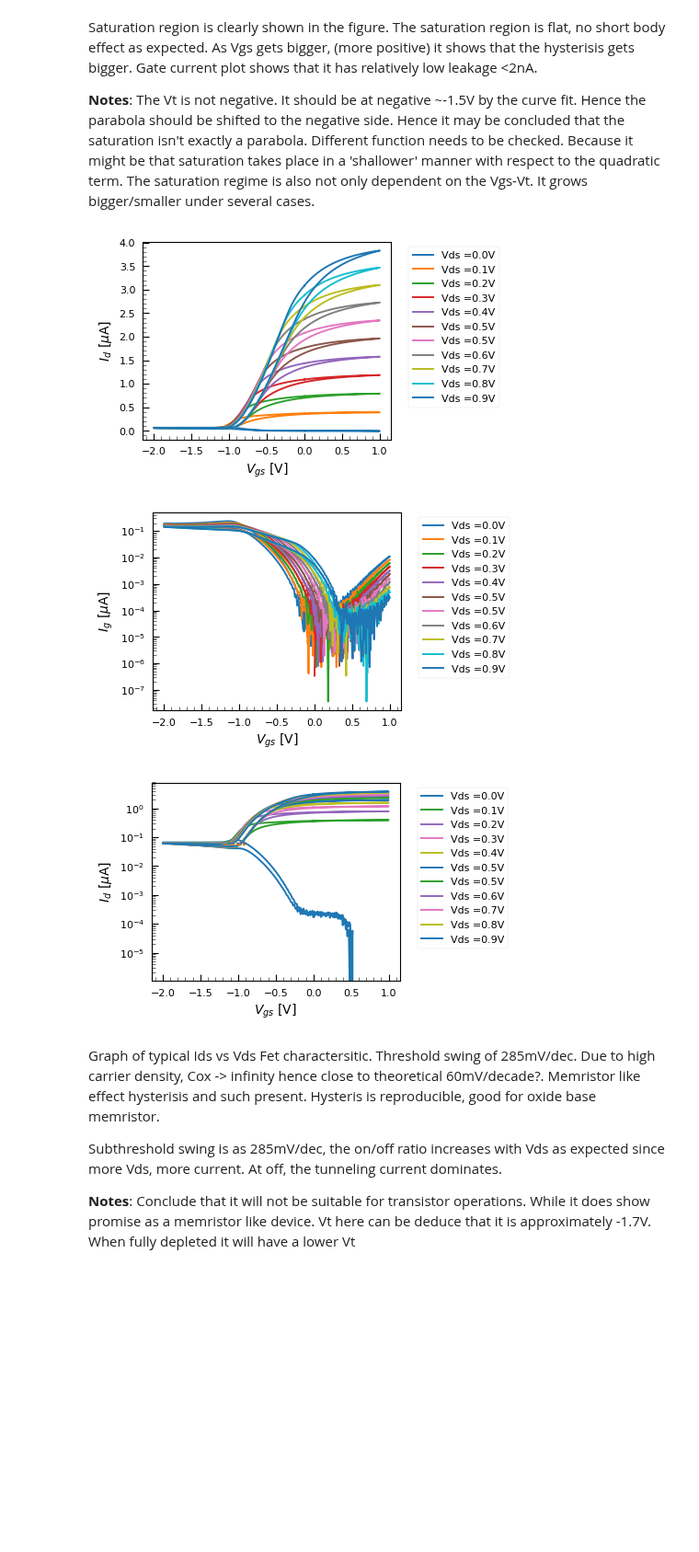
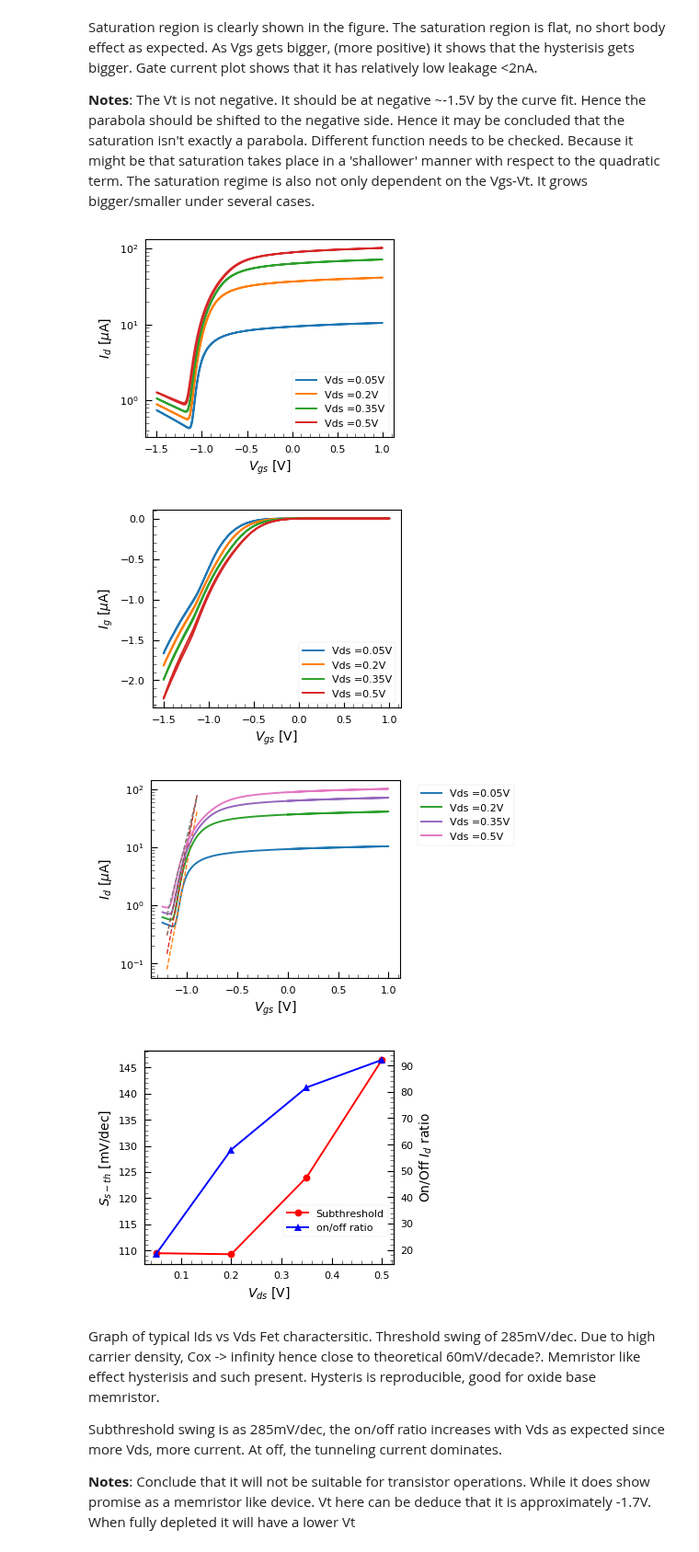
Before and after one commit to prabowobagas/Jupyter-Notebook-Thesis, a Jupyter notebook: Weekly Journal.ipynb, the cells around one changed output. Shown at 92% size. Saved outputs shown, nothing was run; the diff lists cells and outputs as text; code cells hidden in the pictures; blank space fills up the shorter version.

```diff
--- a/Weekly Journal.ipynb
+++ b/Weekly Journal.ipynb
@@ -392,16 +385,16 @@ def exponent_fit(x, b, c):
     return 10**(b*x+c)
 
 def Vgs_plotter(data_location, loop_var1, loop_var2):
-    data_linspace = np.round(np.linspace(0,1, num = 12),1)  #set the data linspace for proper range
+    data_linspace = np.round(np.linspace(-0.5,0.5, num = 21),2)  #set the data linspace for proper range
     gradient = []
     Vds_arr = []
     on_off_rat = []
-    for i in range(loop_var1, loop_var2):
+    for i in range(loop_var1, loop_var2,3):
         df = pd.read_csv(data_location + str(i) + '.txt', sep='\t', skiprows = [0,1,2])
         df_wrap = wrapper_vgs(df)
 
         fig1 = plt.figure(1)
-        plt.plot( df_wrap['Vgs'], df_wrap['Igs']/(10)**(-6), label = 'Vds =' + str(data_linspace[i-1]) + 'V')
+        plt.semilogy( df_wrap['Vgs'], df_wrap['Igs']/(10)**(-6), label = 'Vds =' + str(data_linspace[i-1]) + 'V')
         plt.legend(prop={'size': 8})
         plt.xlabel('$V_{gs}$ [V]', fontsize=10)
         plt.ylabel('$I_{d}$ [$\mu$A]', fontsize=10)
@@ -409,90 +402,84 @@ def Vgs_plotter(data_location, loop_var1, loop_var2):
         ax.tick_params(axis = 'both', which = 'both', length=5, direction='in')
         ax.minorticks_on()
         ax.tick_params(axis='both', which='minor', length=3)
-        ax.legend(bbox_to_anchor=(1.05, 1), loc=2)
-
         fig1.set_size_inches(plot_width , plot_height*1.3)
 
 
         fig2 = plt.figure(2)
-        plt.semilogy( df_wrap['Vgs'], abs((df_wrap['Ids']/(10)**(-6))), label = 'Vds =' + str(data_linspace[i-1]) + 'V')
+        plt.plot( df_wrap['Vgs'], (df_wrap['Ids']/(10)**(-6)), label = 'Vds =' + str(data_linspace[i-1]) + 'V')
         plt.legend(prop={'size': 8})
         plt.xlabel('$V_{gs}$ [V]', fontsize=10)
         plt.ylabel('$I_{g}$ [$\mu$A]', fontsize=10)
         ax2 = plt.gca()
         ax2.tick_params(axis = 'both', which = 'both', length=5, direction='in')
-#         ax2.set_ylim(-0.0025,0.01)
-#         ax2.set_xlim(-0.5,1)
         ax2.minorticks_on()
         ax2.tick_params(axis='both', which='minor', length=3)
         fig2.set_size_inches(plot_width, plot_height*1.3)
-        ax2.legend(bbox_to_anchor=(1.05, 1), loc=2)
 
 
         fig3 = plt.figure(3)
         Vgs_linspace = df_wrap['Vgs']
         Ids_data = df_wrap['Igs']/10**(-6)  # Ids Data is in micro amps
-#         popt, pcov = curve_fit(exponent_fit, Vgs_linspace[610:625], Ids_data[610:625])
-        popt, pcov = curve_fit(exponent_fit, Vgs_linspace[100:300], Ids_data[100:300])
-
+        popt, pcov = curve_fit(exponent_fit, Vgs_linspace[610:625], Ids_data[610:625])
         Vgs_new = np.linspace(-1.2, -0.9, endpoint=True)
         Ids_new = exponent_fit(Vgs_new, *popt)
 
         plt.semilogy(Vgs_linspace[0:650], Ids_data[0:650], label = 'Vds =' + str(data_linspace[i-1]) + 'V')
         plt.semilogy(Vgs_new, Ids_new, linewidth=1 , linestyle = 'dashed')
         plt.legend(prop={'size': 8})
         plt.xlabel('$V_{gs}$ [V]', fontsize=10)
         plt.ylabel('$I_{d}$ [$\mu$A]', fontsize=10)
         ax3 = plt.gca()
         ax3.tick_params(axis = 'both', which = 'both', length=5, direction='in')
         ax3.minorticks_on()
         ax3.tick_params(axis='both', which='minor', length=3)
         ax3.legend(bbox_to_anchor=(1.05, 1), loc=2)
 
         fig3.set_size_inches(plot_width, plot_height*1.3)
 
 
-#         gradient.append(((Vgs_new[-1] - Vgs_new[0])*1000)/(np.log10(Ids_new[-1])-np.log10(Ids_new[0])))
-#         on_off_rat.append(Ids_data[1000]/Ids_data[650]) # set the on-off ratio properly too
-#         Vds_arr.append(data_linspace[i-1])
+        gradient.append(((Vgs_new[-1] - Vgs_new[0])*1000)/(np.log10(Ids_new[-1])-np.log10(Ids_new[0])))
+        on_off_rat.append(Ids_data[1000]/Ids_data[650]) # set the on-off ratio properly too
+        Vds_arr.append(data_linspace[i-1])
 
-#     fig4 = plt.figure(4)
-#     ax4 = fig4.add_subplot(111)
-#     ax5 = ax4.twinx()
-#     ax4.plot(Vds_arr, gradient, '-o', color='r',label='Subthreshold')
-#     ax5.plot(Vds_arr, on_off_rat, '-^', color='b', label='on/off ratio')
+    fig4 = plt.figure(4)
+    ax4 = fig4.add_subplot(111)
+    ax5 = ax4.twinx()
+    ax4.plot(Vds_arr, gradient, '-o', color='r',label='Subthreshold')
+    ax5.plot(Vds_arr, on_off_rat, '-^', color='b', label='on/off ratio')
 
 
-#     ax4.tick_params(axis = 'both', which = 'both', length=5, direction='in')
-#     ax4.minorticks_on()
-#     ax4.set_xlabel('$V_{ds}$ [V]', fontsize=10)
-#     ax4.set_ylabel('$S_{s-th}$ [mV/dec]', fontsize=10)
-#     ax4.tick_params(axis='both', which='minor', length=3)
+    ax4.tick_params(axis = 'both', which = 'both', length=5, direction='in')
+    ax4.minorticks_on()
+    ax4.set_xlabel('$V_{ds}$ [V]', fontsize=10)
+    ax4.set_ylabel('$S_{s-th}$ [mV/dec]', fontsize=10)
+    ax4.tick_params(axis='both', which='minor', length=3)
 
-#     ax5.tick_params(axis = 'both', which = 'both', length=5, direction='in')
-#     ax5.minorticks_on()
-#     ax5.set_xlabel('$V_{ds}$ [V]', fontsize=10)
-#     ax5.set_ylabel('On/Off $I_d$ ratio', fontsize=10)
-#     ax5.tick_params(axis='both', which='minor', length=3)
+    ax5.tick_params(axis = 'both', which = 'both', length=5, direction='in')
+    ax5.minorticks_on()
+    ax5.set_xlabel('$V_{ds}$ [V]', fontsize=10)
+    ax5.set_ylabel('On/Off $I_d$ ratio', fontsize=10)
+    ax5.tick_params(axis='both', which='minor', length=3)
 
-#     fig4.legend(prop={'size': 8}, loc=1, bbox_to_anchor=(1,0.30), bbox_transform=ax4.transAxes)
+    fig4.legend(prop={'size': 8}, loc=1, bbox_to_anchor=(1,0.30), bbox_transform=ax4.transAxes)
 
-#     fig4.set_size_inches(plot_width , plot_height*1.4)
+    fig4.set_size_inches(plot_width , plot_height*1.4)
 #     fig4.savefig('Figures\\Dev16_lowT_Subth-on-off.pdf', format='pdf', bbox_inches='tight')
-#     fig1.savefig('Figures\\Dev16_lowT_Vgs_sweep-Ids.pdf', format='pdf', bbox_inches='tight')
-    fig2.savefig('Figures\\Dev16_Vgs_sweep-Igs.pdf', format='pdf', bbox_inches='tight')
+    fig1.savefig('Figures\\Dev16_lowT_Vgs_sweep-Ids.pdf', format='pdf', bbox_inches='tight')
+    fig2.savefig('Figures\\Dev16_lowT_Vgs_sweep-Igs.pdf', format='pdf', bbox_inches='tight')
 
 
 
 
 # change data set! might be switched. Check what Id of the source K200 K200-2
-Vgs_plotter('Data\\4_uc_new device\\dev16\\Dev16_RoomT_Vgs_sweep\\dev16_dataset', 1, 12) #12 max
+Vgs_plotter('Data\\4_uc_new device\\dev16\\Dev16_LowT_Vgs_sweep\\dev16_dataset', 12, 22) #12 max
 
 # plt.savefig('Figures\\percprob_vs_occprob.pdf', format='pdf', dpi=300)
 # %% [output]
-[figure, old version]
+[figure, new version]
-[figure, old version]
+[figure, new version]
-[figure, old version]
+[figure, new version]
+[figure, added]
 # %% [markdown]
 Graph of typical Ids vs Vds Fet charactersitic.
 Threshold swing of 285mV/dec. Due to high carrier density, Cox -> infinity hence close to theoretical 60mV/decade?. Memristor like effect hysterisis and such present. Hysteris is reproducible, good for oxide base memristor.
```
Also changed, not shown: parts of 1 cell of this notebook, 4 other files.
